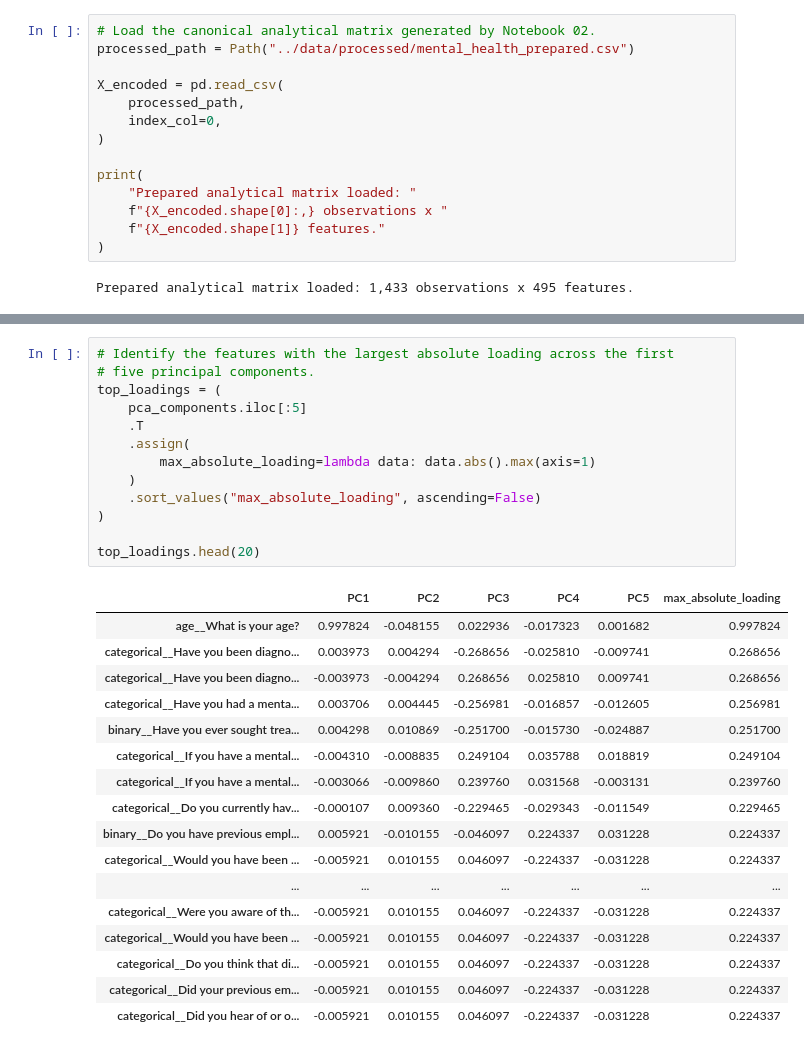
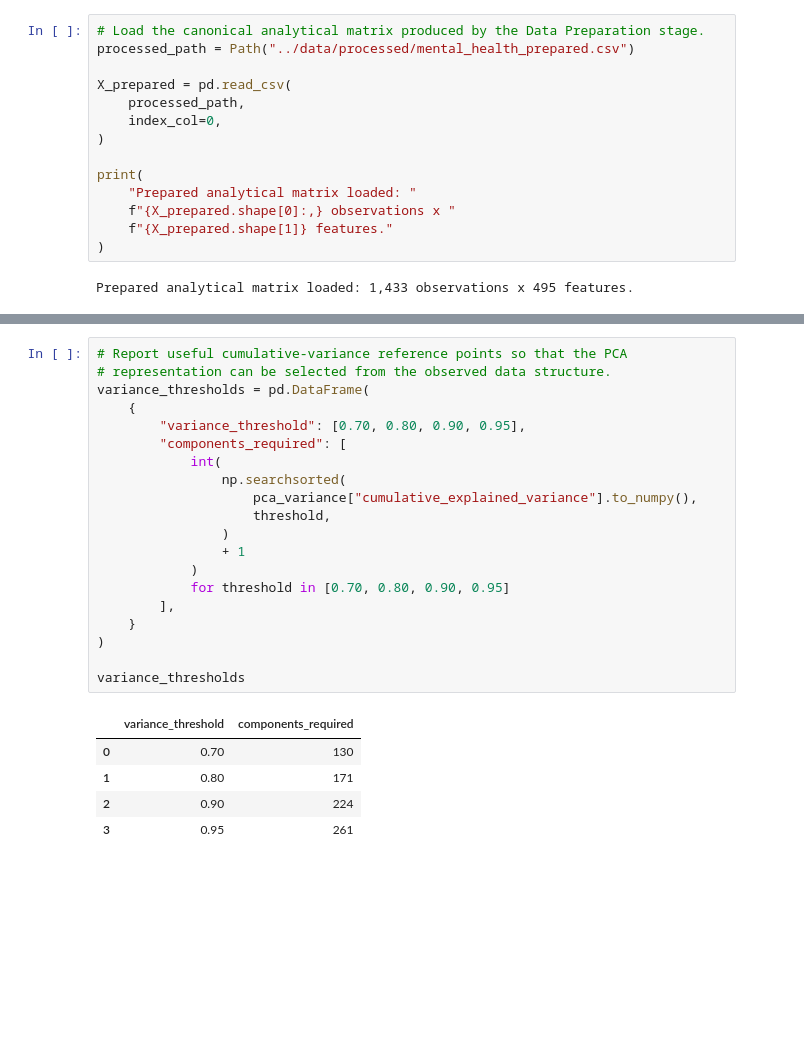
Before and after one commit to CyrilCele/mental-health-in-tech-ml, a Jupyter notebook: notebooks/03_dimensionality_reduction.ipynb, the cells around one changed output, grey strips where cells are left out. Drawn from its saved outputs; the diff is of its cells as text; blank space fills up the shorter version.

Commit message:
notebook 03: update the notebook

```diff
--- a/notebooks/03_dimensionality_reduction.ipynb
+++ b/notebooks/03_dimensionality_reduction.ipynb
@@ -48,16 +76,16 @@ pd.set_option("display.max_columns", None)
 # %%
-# Load the canonical analytical matrix generated by Notebook 02.
+# Load the canonical analytical matrix produced by the Data Preparation stage.
 processed_path = Path("../data/processed/mental_health_prepared.csv")
 
-X_encoded = pd.read_csv(
+X_prepared = pd.read_csv(
     processed_path,
     index_col=0,
 )
 
 print(
     "Prepared analytical matrix loaded: "
-    f"{X_encoded.shape[0]:,} observations x "
-    f"{X_encoded.shape[1]} features."
+    f"{X_prepared.shape[0]:,} observations x "
+    f"{X_prepared.shape[1]} features."
 )
 # %% [output]
 Prepared analytical matrix loaded: 1,433 observations x 495 features.
@@ -228,31 +313,26 @@ pca_components.head()
 # %%
-# Identify the features with the largest absolute loading across the first
-# five principal components.
-top_loadings = (
-    pca_components.iloc[:5]
-    .T
-    .assign(
-        max_absolute_loading=lambda data: data.abs().max(axis=1)
-    )
-    .sort_values("max_absolute_loading", ascending=False)
+# Report useful cumulative-variance reference points so that the PCA
+# representation can be selected from the observed data structure.
+variance_thresholds = pd.DataFrame(
+    {
+        "variance_threshold": [0.70, 0.80, 0.90, 0.95],
+        "components_required": [
+            int(
+                np.searchsorted(
+                    pca_variance["cumulative_explained_variance"].to_numpy(),
+                    threshold,
+                )
+                + 1
+            )
+            for threshold in [0.70, 0.80, 0.90, 0.95]
+        ],
+    }
 )
 
-top_loadings.head(20)
+variance_thresholds
 # %% [output]
-|  | PC1 | PC2 | PC3 | PC4 | PC5 | max_absolute_loading |
-| age__What is your age? | 0.997824 | -0.048155 | 0.022936 | -0.017323 | 0.001682 | 0.997824 |
-| categorical__Have you been diagno... | 0.003973 | 0.004294 | -0.268656 | -0.025810 | -0.009741 | 0.268656 |
-| categorical__Have you been diagno... | -0.003973 | -0.004294 | 0.268656 | 0.025810 | 0.009741 | 0.268656 |
-| categorical__Have you had a menta... | 0.003706 | 0.004445 | -0.256981 | -0.016857 | -0.012605 | 0.256981 |
-| binary__Have you ever sought trea... | 0.004298 | 0.010869 | -0.251700 | -0.015730 | -0.024887 | 0.251700 |
-| categorical__If you have a mental... | -0.004310 | -0.008835 | 0.249104 | 0.035788 | 0.018819 | 0.249104 |
-| categorical__If you have a mental... | -0.003066 | -0.009860 | 0.239760 | 0.031568 | -0.003131 | 0.239760 |
-| categorical__Do you currently hav... | -0.000107 | 0.009360 | -0.229465 | -0.029343 | -0.011549 | 0.229465 |
-| binary__Do you have previous empl... | 0.005921 | -0.010155 | -0.046097 | 0.224337 | 0.031228 | 0.224337 |
-| categorical__Would you have been ... | -0.005921 | 0.010155 | 0.046097 | -0.224337 | -0.031228 | 0.224337 |
-| ... | ... | ... | ... | ... | ... | ... |
-| categorical__Were you aware of th... | -0.005921 | 0.010155 | 0.046097 | -0.224337 | -0.031228 | 0.224337 |
-| categorical__Would you have been ... | -0.005921 | 0.010155 | 0.046097 | -0.224337 | -0.031228 | 0.224337 |
-| categorical__Do you think that di... | -0.005921 | 0.010155 | 0.046097 | -0.224337 | -0.031228 | 0.224337 |
-| categorical__Did your previous em... | -0.005921 | 0.010155 | 0.046097 | -0.224337 | -0.031228 | 0.224337 |
-| categorical__Did you hear of or o... | -0.005921 | 0.010155 | 0.046097 | -0.224337 | -0.031228 | 0.224337 |
+|  | variance_threshold | components_required |
+| 0 | 0.70 | 130 |
+| 1 | 0.80 | 171 |
+| 2 | 0.90 | 224 |
+| 3 | 0.95 | 261 |
```
Also changed, not shown: parts of 27 cells of this notebook.
